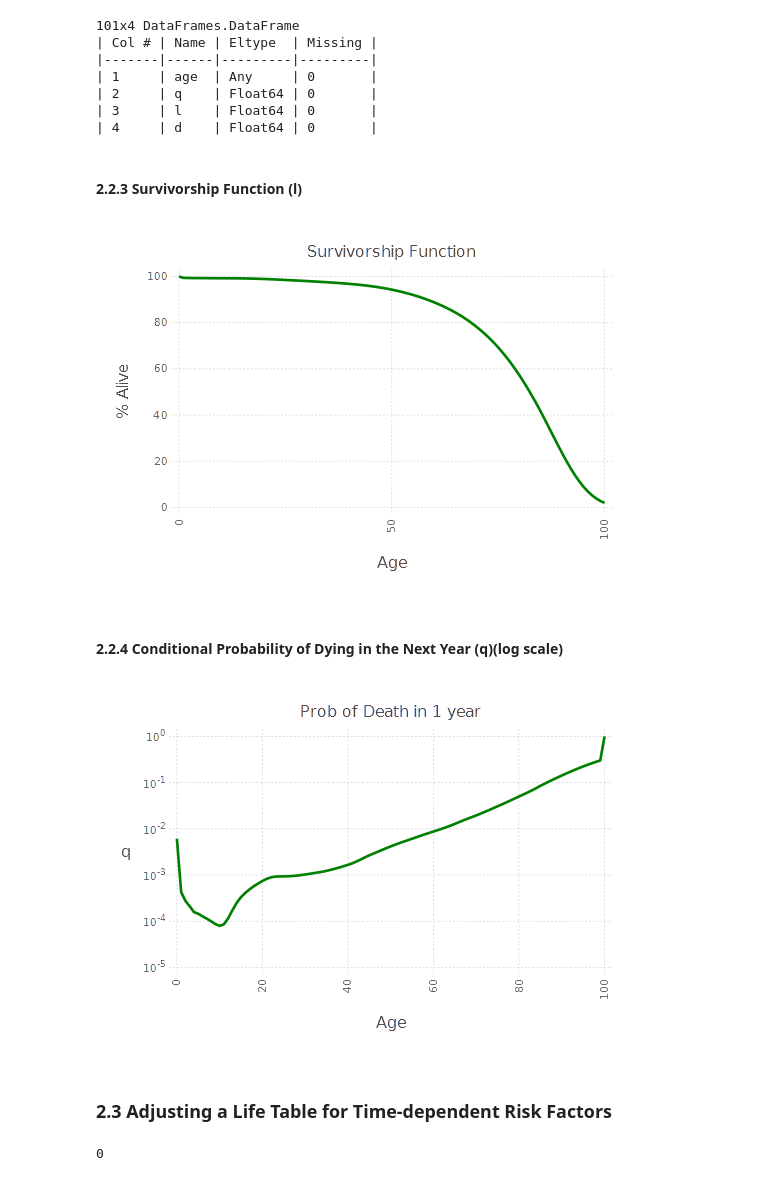
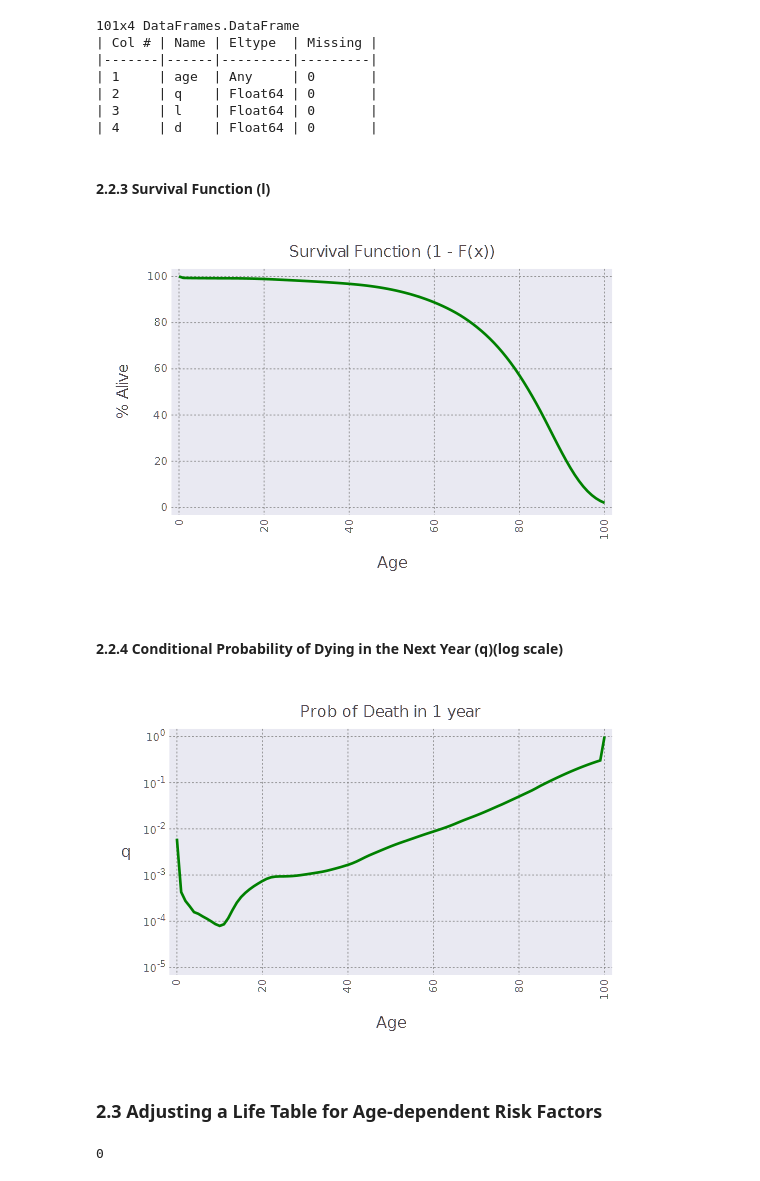
Before and after one commit to rockp1/Julia, a Jupyter notebook: juliaActuarial/ActuarialScience.ipynb, the cells around one changed output. Drawn from its saved outputs; the diff is of its cells as text; code cells hidden in the pictures.

Commit message:
age-dependent risk factors

```diff
--- a/juliaActuarial/ActuarialScience.ipynb
+++ b/juliaActuarial/ActuarialScience.ipynb
@@ -95,31 +167,33 @@ showcols(lt01)
 | 3     | l    | Float64 | 0       |
 | 4     | d    | Float64 | 0       |
 # %% [markdown]
-#### 2.2.3 Survivorship Function (l)
+#### 2.2.3 Survival Function (l)
 # %%
 using Gadfly, Colors
 
 function plotSurv(lt, color="green")
-    """Plots the Survivorship Function for a lifetable"""
+    """Plots the Survival Function for a lifetable"""
     c = parse(Colorant, color)
 
     p = plot(
     x = lt[:age],
     y = lt[:l] / 1000,
     Stat.yticks(ticks=[0, 20, 40, 60, 80, 100]),
+    Stat.xticks(ticks=[0, 20, 40, 60, 80, 100]),
     # Theme(default_point_size=2pt, minor_label_font_size=6pt, default_color=colorant"blue"),
-    Theme(minor_label_font_size=8pt, major_label_font_size=12pt, line_width=2pt, default_color=c),
+    Theme(panel_fill=HSL(240,.24,.93), grid_color=colorant"grey", minor_label_font_size=8pt,
+    major_label_font_size=12pt, line_width=2pt, default_color=c),
     Geom.line,
     Guide.ylabel("% Alive"),
     Guide.xlabel("Age"),
     Guide.xticks(orientation=:vertical),
-    Guide.title("Survivorship Function")
+    Guide.title("Survival Function (1 - F(x))")
     )
 end
 
 plotSurv(lt01)
 # %% [output]
-[figure, old version]
+[figure, new version]
 # %% [markdown]
 #### 2.2.4 Conditional Probability of Dying in the Next Year (q)(log scale)
 # %%
@@ -134,7 +208,8 @@ function plotq(lt, color="green")
     y = lt[:q],
     Stat.xticks(ticks=[0, 20, 40, 60, 80, 100]),
     # major_label_font="HelveticaBold",
-    Theme(minor_label_font_size=8pt, major_label_font_size=12pt, line_width=2pt, default_color=c),
+    Theme(panel_fill=HSL(240,.24,.93), grid_color=colorant"grey", minor_label_font_size=8pt,
+    major_label_font_size=12pt, line_width=2pt, default_color=c),
     Geom.line,
     Scale.y_log10,
     Guide.ylabel("q"),
@@ -146,9 +221,9 @@ end
 
 plotq(lt01)
 # %% [output]
-[figure, old version]
+[figure, new version]
 # %% [markdown]
-### 2.3 Adjusting a Life Table for Time-dependent Risk Factors
+### 2.3 Adjusting a Life Table for Age-dependent Risk Factors
 # %%
 function ltadjust(lt, rf)
     nrows = size(lt, 1)
```
Also changed, not shown: parts of 12 cells of this notebook, 1 other file.
